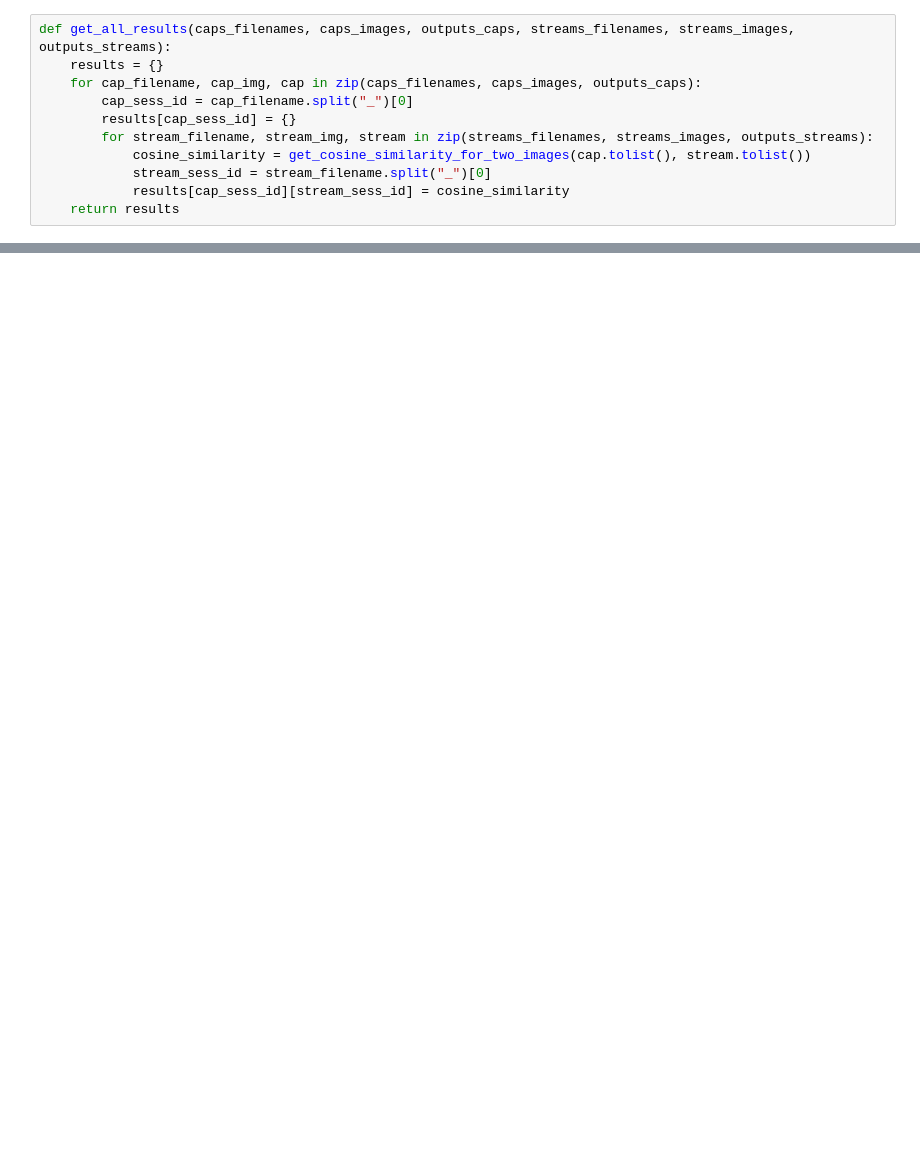
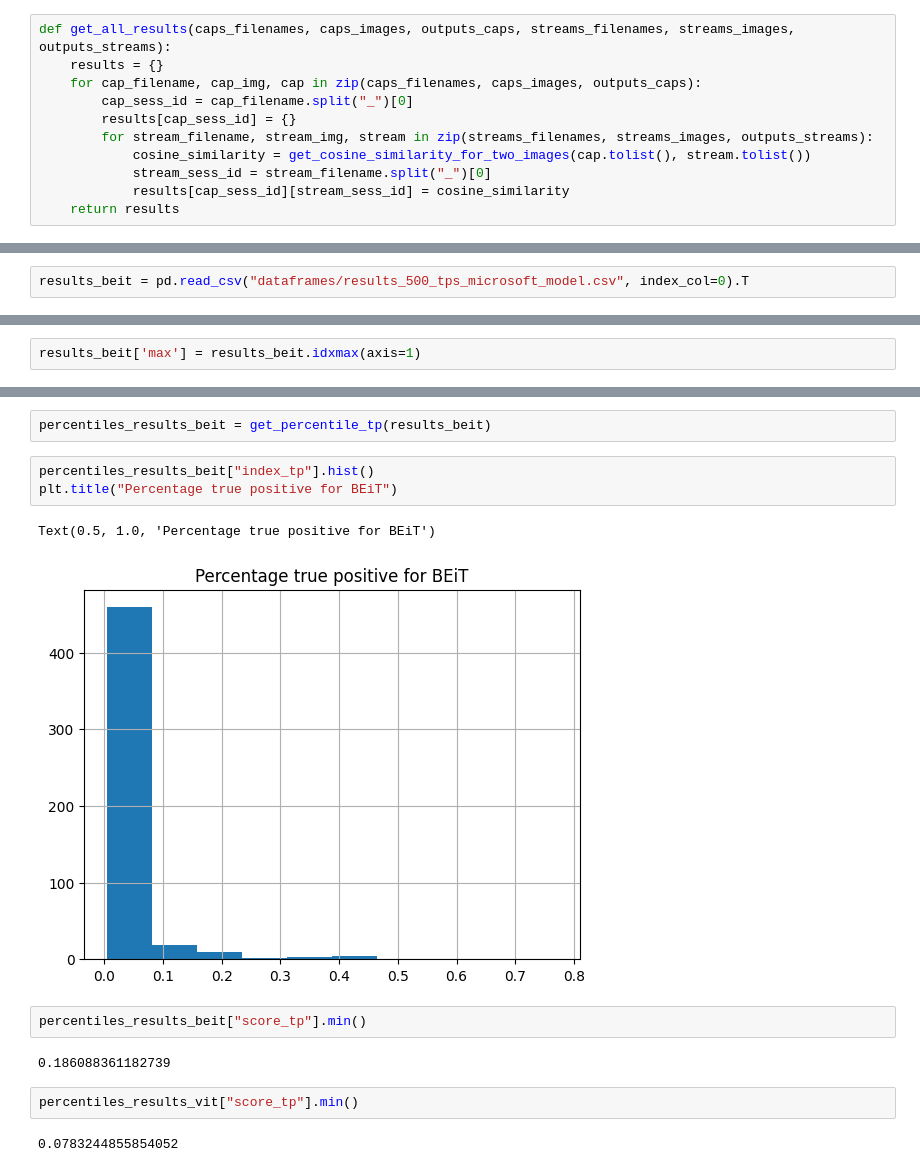
Before and after one commit to lasrca/pytorch-image-models, a Jupyter notebook: notebooks/test_transformers.ipynb, the cells around one changed output, grey strips where cells are left out. Saved outputs shown, nothing was run; the diff lists cells and outputs as text; blank space fills up the shorter version.

```diff
--- a/notebooks/test_transformers.ipynb
+++ b/notebooks/test_transformers.ipynb
@@ -121,0 +139,2 @@ all_res
+# %%
+results_beit = pd.read_csv("dataframes/results_500_tps_microsoft_model.csv", index_col=0).T
@@ -121,0 +145,2 @@ all_res
+# %%
+results_beit['max'] = results_beit.idxmax(axis=1)
@@ -121,0 +215,16 @@ all_res
+# %%
+percentiles_results_beit = get_percentile_tp(results_beit)
+# %%
+percentiles_results_beit["index_tp"].hist()
+plt.title("Percentage true positive for BEiT")
+# %% [output]
+Text(0.5, 1.0, 'Percentage true positive for BEiT')
+[figure, added]
+# %%
+percentiles_results_beit["score_tp"].min()
+# %% [output]
+0.186088361182739
+# %%
+percentiles_results_vit["score_tp"].min()
+# %% [output]
+0.0783244855854052
```
Also changed, not shown: parts of 111 cells of this notebook, 12 other files.
